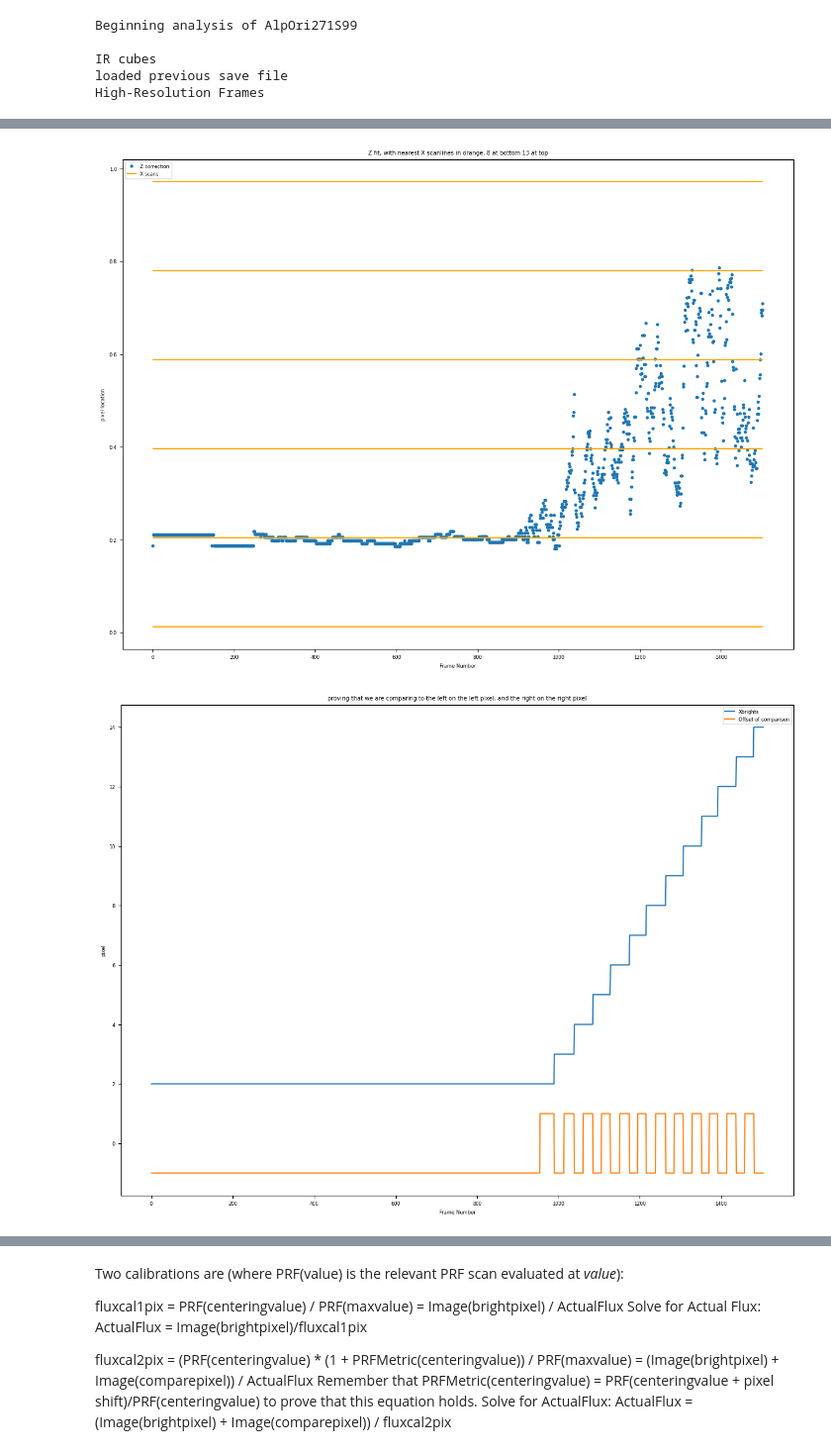
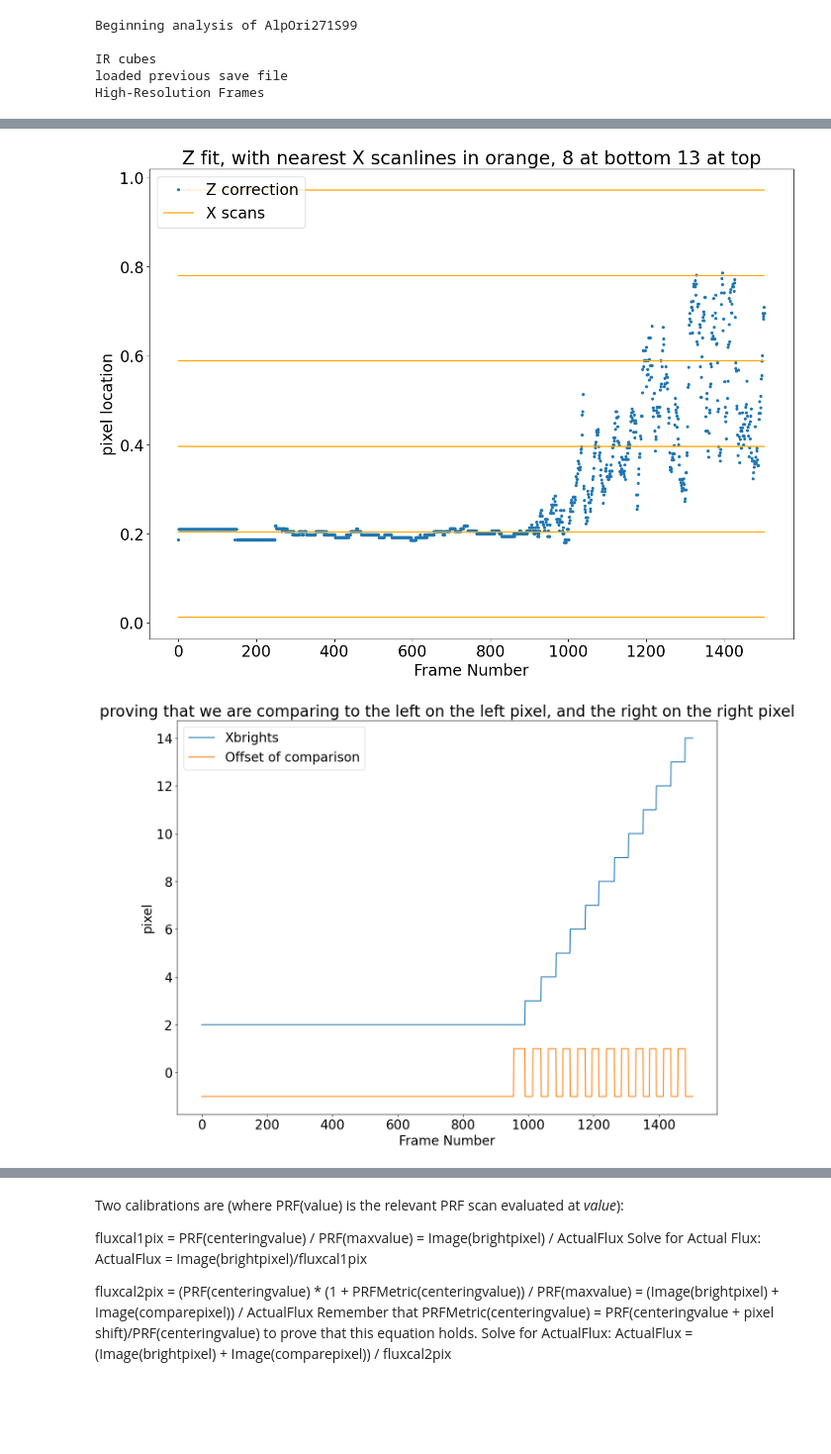
Before and after one commit to AnIndefiniteArticle/slapvisos, a Jupyter notebook: Untitled.ipynb, the cells around one changed output, grey strips where cells are left out. Shown at 99% size. Cells and saved outputs as stored; diff of their text form; code cells hidden in the pictures; blank space fills up the shorter version.

Commit message:
Making plots pretty and coordinating display of spatial and temporal backgrounds

```diff
--- a/Untitled.ipynb
+++ b/Untitled.ipynb
@@ -183,5 +184,5 @@ fig.savefig(outdir + occname + "-Zcenters.png")
 # %%
-plt.clf()
+plt.rcParams.update({'font.size': 20})
 plt.figure(figsize=(15,11))
 plt.plot(linex[950*3:], liney[950*3:]%1, 'r.', markersize=0.5, label="eyeballed line")
 plt.plot(Xcorr, '.', label='X subpixel positions')
@@ -199,4 +199,5 @@ plt.savefig(outdir + occname + "-Xcorrections-addline.png")
 # %%
+plt.rcParams.update({'font.size': 20})
 plt.figure(figsize=(15,11))
 plt.plot((abs(imagemetrics[:,0])), '.', label='X image metrics')
 #plt.plot((imagemetric), '.', label='X image metrics')
@@ -216,4 +217,5 @@ plt.savefig(outdir + occname + "-imagemetrics.png")
 # %%
+plt.rcParams.update({'font.size': 20})
 plt.figure(figsize=(15,11))
 plt.plot(Xscan, label="X scans")
 plt.plot(Zscan, label="Z scans")
@@ -227,4 +229,5 @@ plt.savefig(outdir + occname + "-scans.png")
 # %%
+plt.rcParams.update({'font.size': 20})
 plt.figure(figsize=(15,11))
 plt.plot(Zcorr, '.', label="Z correction")
 plt.hlines((Xmetrics[:,8:14,1].mean(axis=0) + 0.25)/0.5, 0, len(Zcorr), color='orange', label="X scans")
@@ -234,17 +237,18 @@ plt.xlabel("Frame Number")
 plt.legend(loc='upper left')
 plt.savefig(outdir + occname + "-zcorrs.png")
 # %% [output]
-[figure, old version]
+[figure, new version]
 # %%
+plt.rcParams.update({'font.size': 20})
 plt.figure(figsize=(15,11))
 plt.plot(Xbrights, label="Xbrights")
 plt.plot(Xcompares, label="Offset of comparison")
 plt.title("proving that we are comparing to the left on the left pixel, and the right on the right pixel")
 plt.ylabel("pixel")
 plt.xlabel("Frame Number")
 plt.legend()
 #plt.xlim(940,970)
 plt.savefig(outdir + occname + "-brightsoffsets.png")
 # %% [output]
-[figure, old version]
+[figure, new version]
 # %%
```
Also changed, not shown: parts of 22 cells of this notebook, 1 other file.
